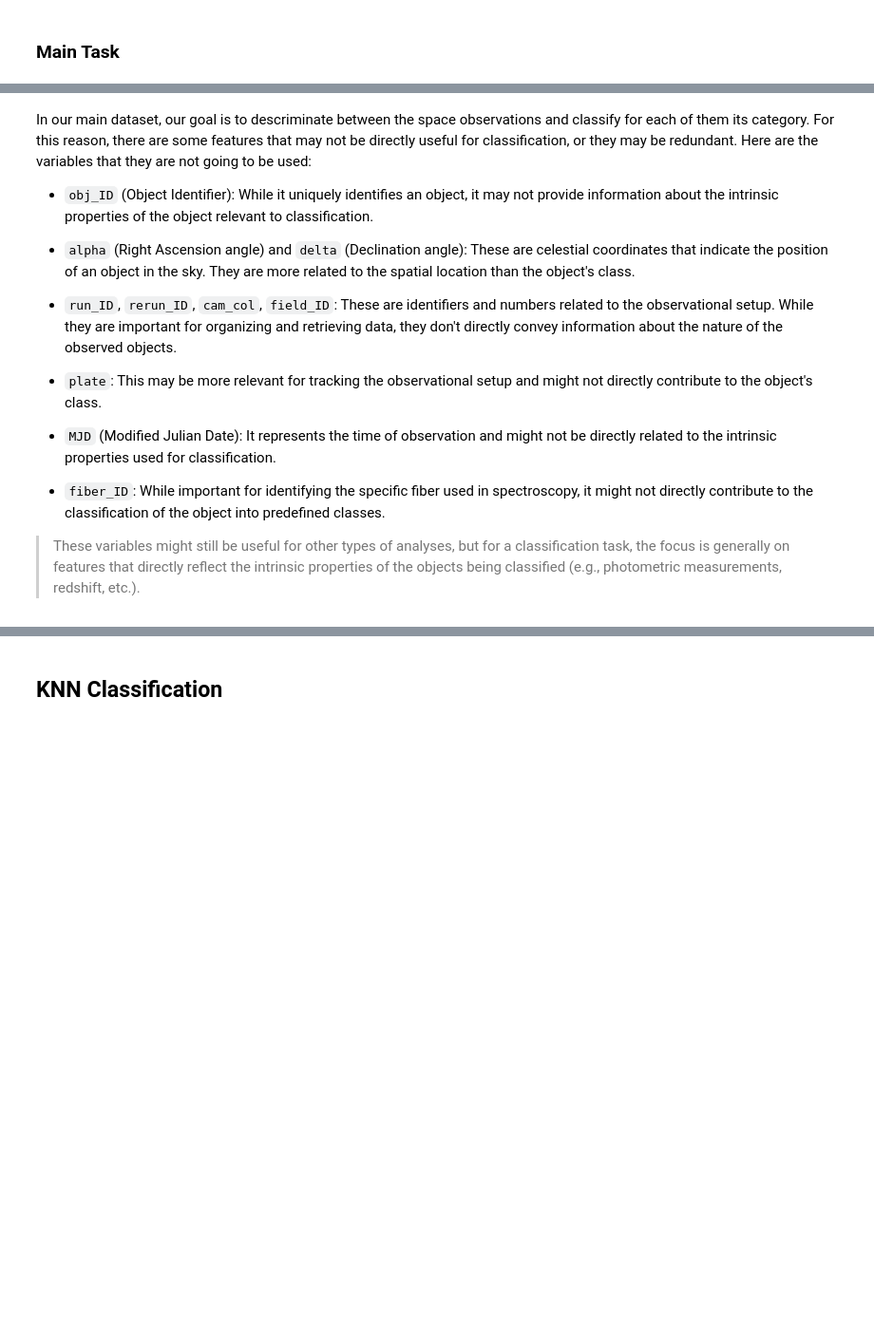
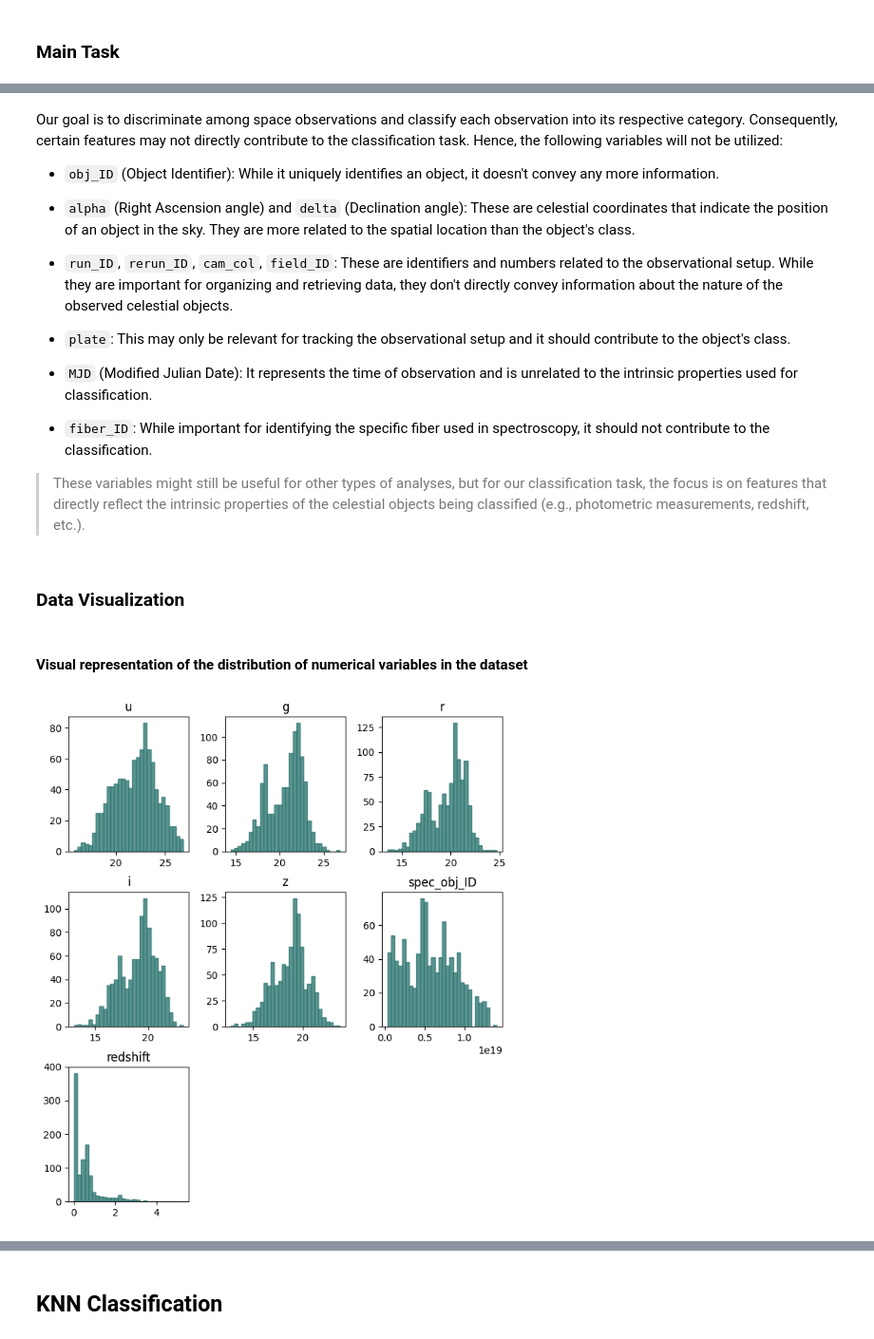
Before and after one commit to alvionaM/stellar-classification, a Jupyter notebook: notebooks/ML-Algorithms.ipynb, the cells around one changed output, grey strips where cells are left out. Shown at 95% size. Drawn from its saved outputs; the diff is of its cells as text; code cells hidden in the pictures; blank space fills up the shorter version.

Commit message:
8th Session - Dataset visualization

```diff
--- a/notebooks/ML-Algorithms.ipynb
+++ b/notebooks/ML-Algorithms.ipynb
@@ -311,19 +260,19 @@ Every record belongs to a single class (Multiclassification Problem)
 # %% [markdown]
-In our main dataset, our goal is to descriminate between the space observations and classify for each of them its category. For this reason, there are some features that may not be directly useful for classification, or they may be redundant. Here are the variables that they are not going to be used:
+Our goal is to discriminate among space observations and classify each observation into its respective category. Consequently, certain features may not directly contribute to the classification task. Hence, the following variables will not be utilized:
 
-* `obj_ID` (Object Identifier): While it uniquely identifies an object, it may not provide information about the intrinsic properties of the object relevant to classification.
+* `obj_ID` (Object Identifier): While it uniquely identifies an object, it doesn't convey any more information.
 
 * `alpha` (Right Ascension angle) and `delta` (Declination angle): These are celestial coordinates that indicate the position of an object in the sky. They are more related to the spatial location than the object's class.
 
-* `run_ID`, `rerun_ID`, `cam_col`, `field_ID`: These are identifiers and numbers related to the observational setup. While they are important for organizing and retrieving data, they don't directly convey information about the nature of the observed objects.
+* `run_ID`, `rerun_ID`, `cam_col`, `field_ID`: These are identifiers and numbers related to the observational setup. While they are important for organizing and retrieving data, they don't directly convey information about the nature of the observed celestial objects.
 
-* `plate`: This may be more relevant for tracking the observational setup and might not directly contribute to the object's class.
+* `plate`: This may only be relevant for tracking the observational setup and it should contribute to the object's class.
 
-* `MJD` (Modified Julian Date): It represents the time of observation and might not be directly related to the intrinsic properties used for classification.
+* `MJD` (Modified Julian Date): It represents the time of observation and is unrelated to the intrinsic properties used for classification.
 
-* `fiber_ID`: While important for identifying the specific fiber used in spectroscopy, it might not directly contribute to the classification of the object into predefined classes.
+* `fiber_ID`: While important for identifying the specific fiber used in spectroscopy, it should not contribute to the classification.
 
-> These variables might still be useful for other types of analyses, but for a classification task, the focus is generally on features that directly reflect the intrinsic properties of the objects being classified (e.g., photometric measurements, redshift, etc.).
+> These variables might still be useful for other types of analyses, but for our classification task, the focus is on features that directly reflect the intrinsic properties of the celestial objects being classified (e.g., photometric measurements, redshift, etc.).
 # %%
 columns_to_drop = ["obj_ID", "run_ID", "rerun_ID", "cam_col", "field_ID", "plate", "MJD", "fiber_ID", "alpha", "delta"]
 star_data = star_data.drop(columns=columns_to_drop)
@@ -344,3 +293,11 @@ X_test = np.array(X_test)
 y_train = np.array(y_train)
 y_dev = np.array(y_dev)
 y_test = np.array(y_test)
+# %% [markdown]
+### Data Visualization
+# %% [markdown]
+#### Visual representation of the distribution of numerical variables in the dataset
+# %%
+_ = star_data.hist(figsize=(8, 9), bins=30, color="#317873", alpha=0.8, grid=False, edgecolor="#317873")
+# %% [output]
+[figure, added]
```
Also changed, not shown: parts of 22 cells of this notebook, 1 other file.
